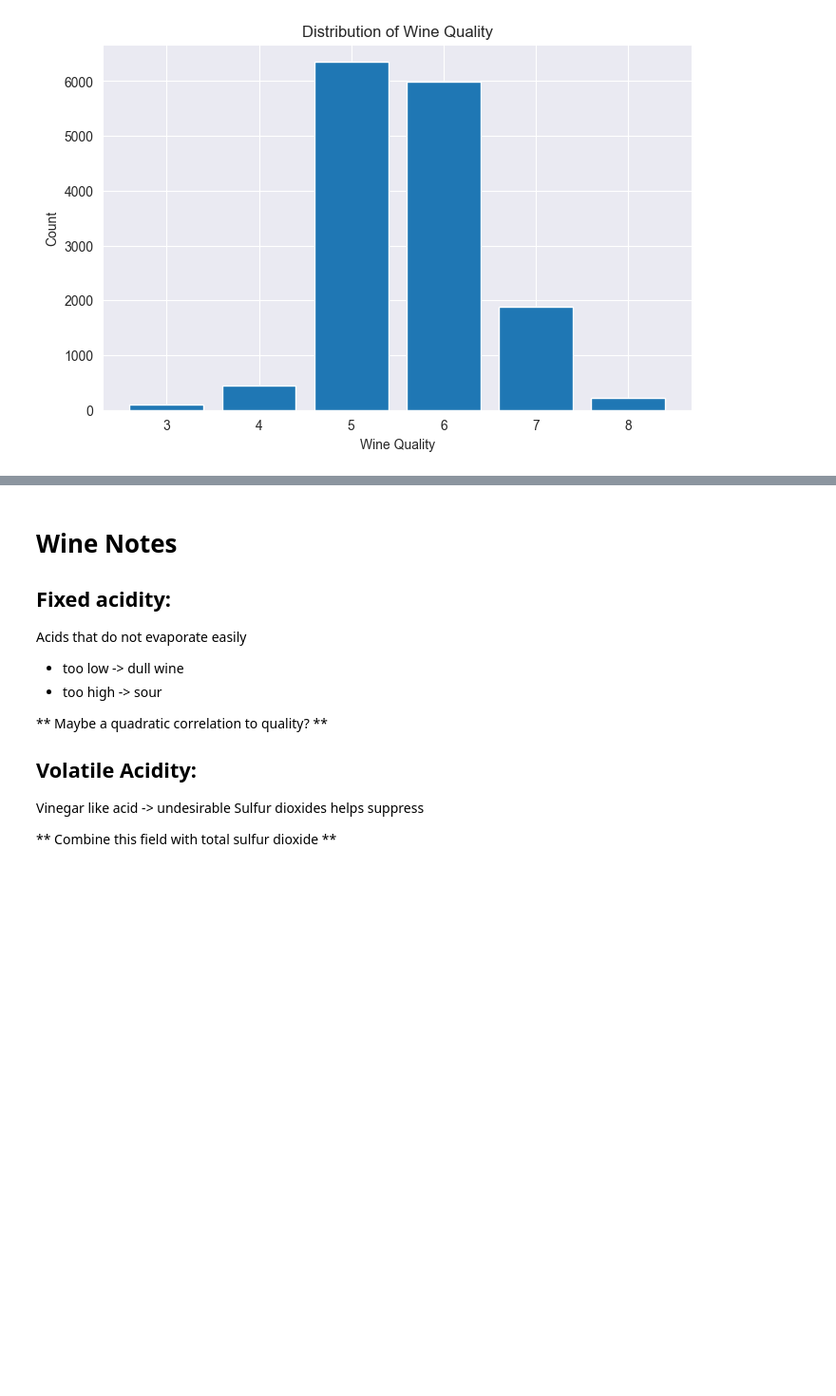
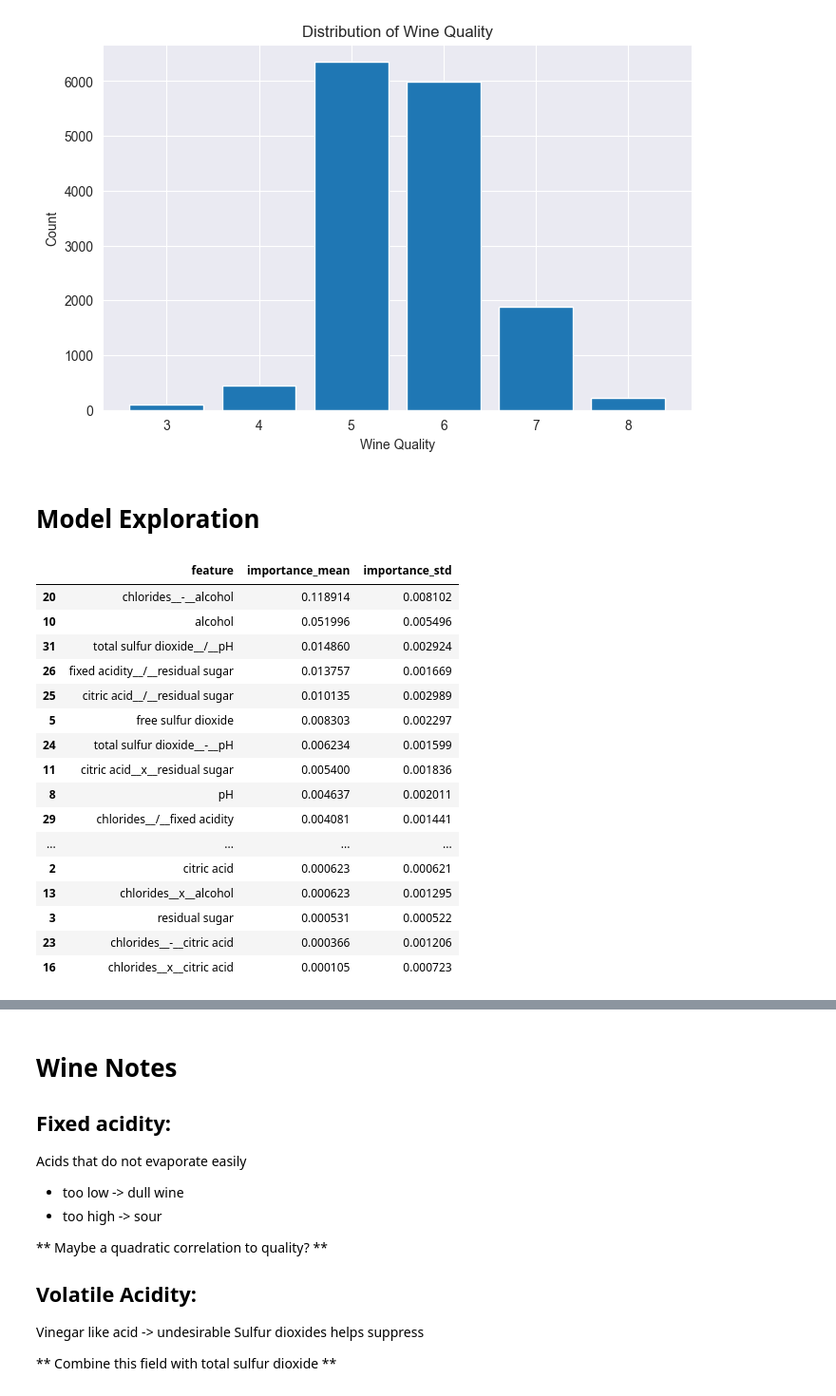
Before and after one commit to logan-heydt/Kaggle_competitions, a Jupyter notebook: Wine_Quality/src/wine_quality_pred.ipynb, the cells around one changed output, grey strips where cells are left out. Shown at 95% size. Drawn from its saved outputs; the diff is of its cells as text; code cells hidden in the pictures; blank space fills up the shorter version.

Commit message:
starting to explore model transformation

```diff
--- a/Wine_Quality/src/wine_quality_pred.ipynb
+++ b/Wine_Quality/src/wine_quality_pred.ipynb
@@ -160,3 +149,53 @@ plt.xticks(quality_counts.index)
 plt.show()
 # %% [output]
 [figure]
+# %% [markdown]
+# Model Exploration
+# %%
+y = df['quality']
+x = df.drop(columns=['quality', 'id'])
+
+x_train, x_test, y_train, y_test = train_test_split(x, y, test_size=.3, random_state=42)
+# %%
+model = XGBRegressor(
+    n_estimators=500,
+    learning_rate=0.05,
+    max_depth=4,
+    random_state=42,
+    n_jobs=-1
+)
+model.fit(x_train, y_train)
+
+perm = permutation_importance(
+    model, x_test, y_test,
+    n_repeats=20,
+    random_state=42,
+    n_jobs=-1
+)
+
+imp = (pd.DataFrame({
+    "feature": x_test.columns,
+    "importance_mean": perm.importances_mean,
+    "importance_std": perm.importances_std
+})
+.sort_values("importance_mean", ascending=False))
+
+imp.head(30)
+# %% [output]
+|  | feature | importance_mean | importance_std |
+| 20 | chlorides__-__alcohol | 0.118914 | 0.008102 |
+| 10 | alcohol | 0.051996 | 0.005496 |
+| 31 | total sulfur dioxide__/__pH | 0.014860 | 0.002924 |
+| 26 | fixed acidity__/__residual sugar | 0.013757 | 0.001669 |
+| 25 | citric acid__/__residual sugar | 0.010135 | 0.002989 |
+| 5 | free sulfur dioxide | 0.008303 | 0.002297 |
+| 24 | total sulfur dioxide__-__pH | 0.006234 | 0.001599 |
+| 11 | citric acid__x__residual sugar | 0.005400 | 0.001836 |
+| 8 | pH | 0.004637 | 0.002011 |
+| 29 | chlorides__/__fixed acidity | 0.004081 | 0.001441 |
+| ... | ... | ... | ... |
+| 2 | citric acid | 0.000623 | 0.000621 |
+| 13 | chlorides__x__alcohol | 0.000623 | 0.001295 |
+| 3 | residual sugar | 0.000531 | 0.000522 |
+| 23 | chlorides__-__citric acid | 0.000366 | 0.001206 |
+| 16 | chlorides__x__citric acid | 0.000105 | 0.000723 |
```
Also changed, not shown: parts of 14 cells of this notebook.
